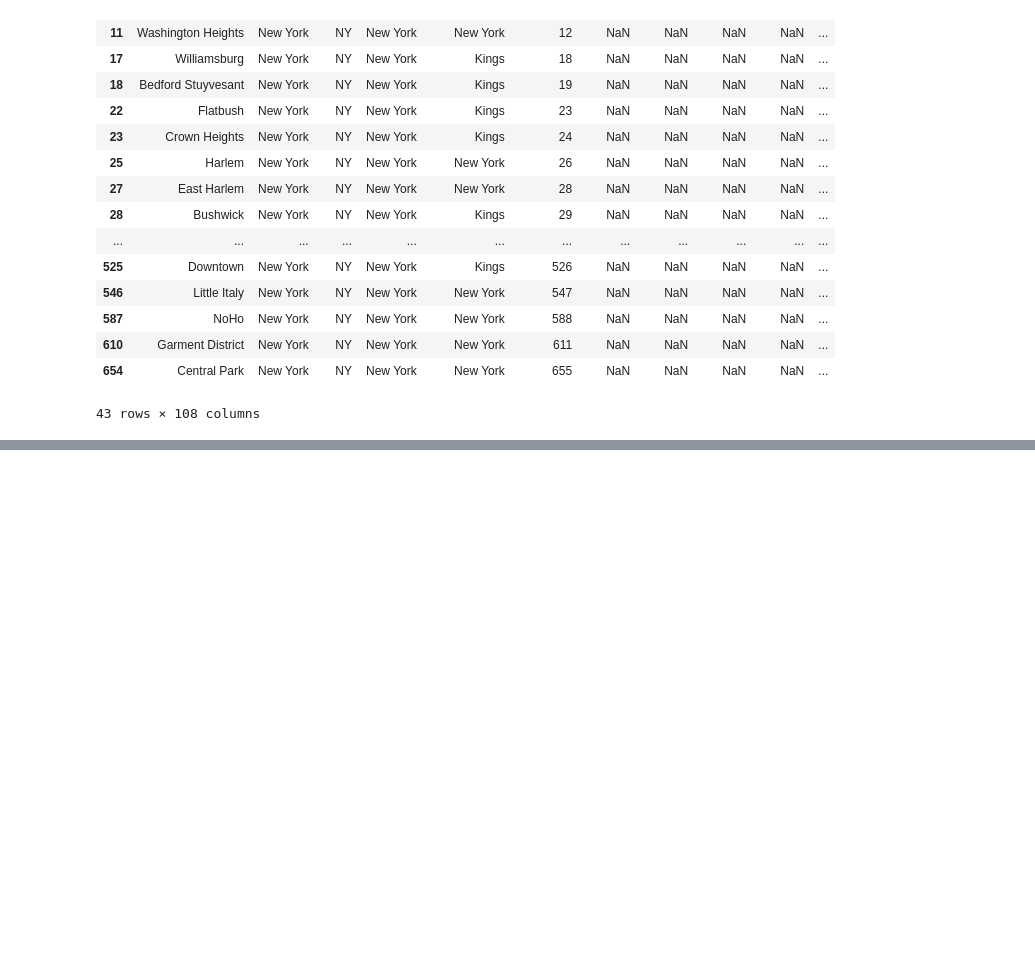
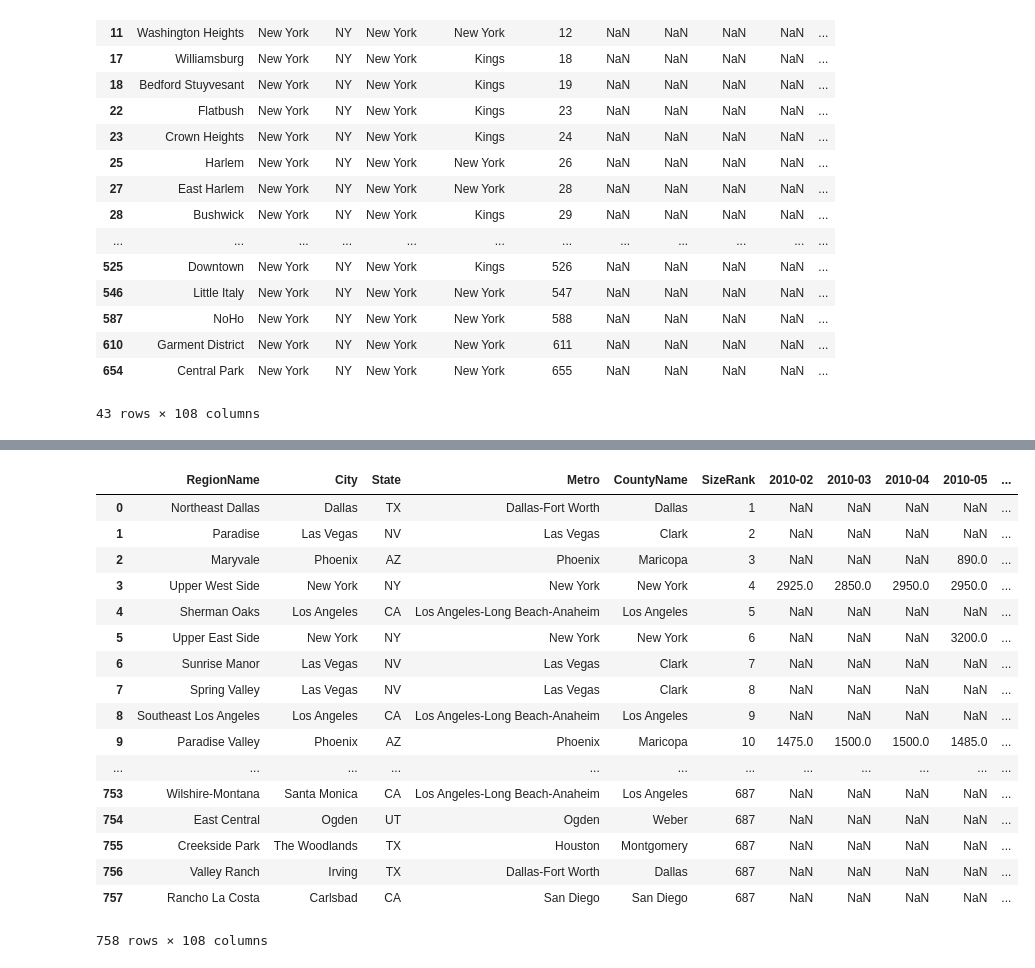
Before and after one commit to slieb74/nyc-transit-impact-on-price, a Jupyter notebook: rent_prices.ipynb, the cells around one changed output, grey strips where cells are left out. Drawn from its saved outputs; the diff is of its cells as text; code cells hidden in the pictures; blank space fills up the shorter version.

```diff
--- a/rent_prices.ipynb
+++ b/rent_prices.ipynb
@@ -44,0 +58,21 @@ rent_prices[(rent_prices.CountyName=='New York')|(rent_prices.CountyName=='Kings
+# %%
+rent_prices
+# %% [output]
+|  | RegionName | City | State | Metro | CountyName | SizeRank | 2010-02 | 2010-03 | 2010-04 | 2010-05 | ... |
+| 0 | Northeast Dallas | Dallas | TX | Dallas-Fort Worth | Dallas | 1 | NaN | NaN | NaN | NaN | ... |
+| 1 | Paradise | Las Vegas | NV | Las Vegas | Clark | 2 | NaN | NaN | NaN | NaN | ... |
+| 2 | Maryvale | Phoenix | AZ | Phoenix | Maricopa | 3 | NaN | NaN | NaN | 890.0 | ... |
+| 3 | Upper West Side | New York | NY | New York | New York | 4 | 2925.0 | 2850.0 | 2950.0 | 2950.0 | ... |
+| 4 | Sherman Oaks | Los Angeles | CA | Los Angeles-Long Beach-Anaheim | Los Angeles | 5 | NaN | NaN | NaN | NaN | ... |
+| 5 | Upper East Side | New York | NY | New York | New York | 6 | NaN | NaN | NaN | 3200.0 | ... |
+| 6 | Sunrise Manor | Las Vegas | NV | Las Vegas | Clark | 7 | NaN | NaN | NaN | NaN | ... |
+| 7 | Spring Valley | Las Vegas | NV | Las Vegas | Clark | 8 | NaN | NaN | NaN | NaN | ... |
+| 8 | Southeast Los Angeles | Los Angeles | CA | Los Angeles-Long Beach-Anaheim | Los Angeles | 9 | NaN | NaN | NaN | NaN | ... |
+| 9 | Paradise Valley | Phoenix | AZ | Phoenix | Maricopa | 10 | 1475.0 | 1500.0 | 1500.0 | 1485.0 | ... |
+| ... | ... | ... | ... | ... | ... | ... | ... | ... | ... | ... | ... |
+| 753 | Wilshire-Montana | Santa Monica | CA | Los Angeles-Long Beach-Anaheim | Los Angeles | 687 | NaN | NaN | NaN | NaN | ... |
+| 754 | East Central | Ogden | UT | Ogden | Weber | 687 | NaN | NaN | NaN | NaN | ... |
+| 755 | Creekside Park | The Woodlands | TX | Houston | Montgomery | 687 | NaN | NaN | NaN | NaN | ... |
+| 756 | Valley Ranch | Irving | TX | Dallas-Fort Worth | Dallas | 687 | NaN | NaN | NaN | NaN | ... |
+| 757 | Rancho La Costa | Carlsbad | CA | San Diego | San Diego | 687 | NaN | NaN | NaN | NaN | ... |
+758 rows × 108 columns
```
Also changed, not shown: parts of 4 cells of this notebook, 2 other files.
